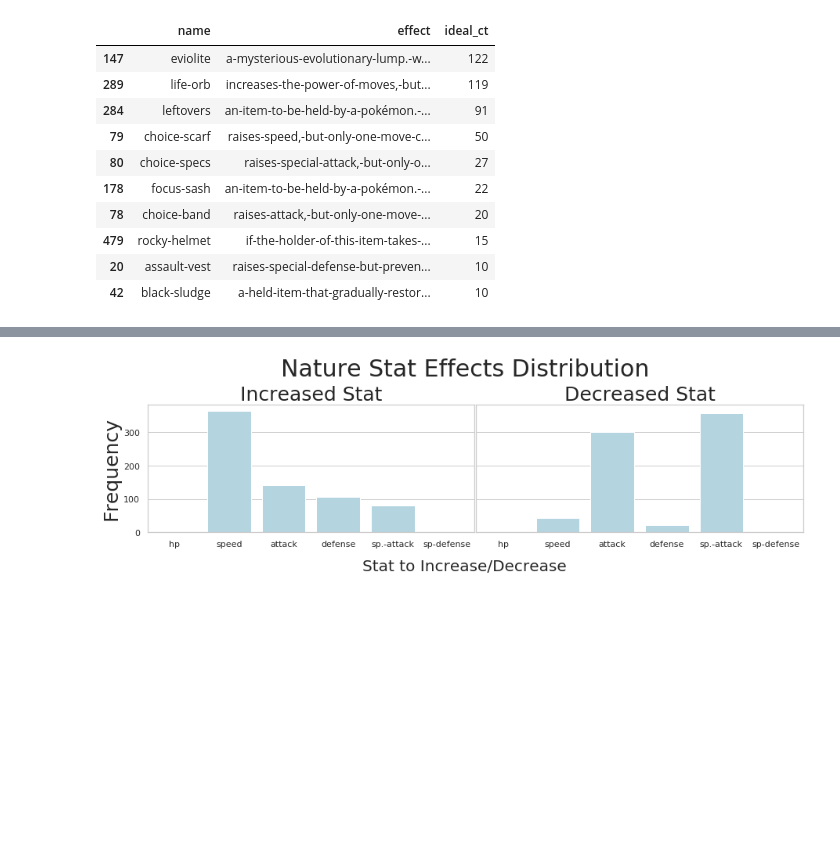
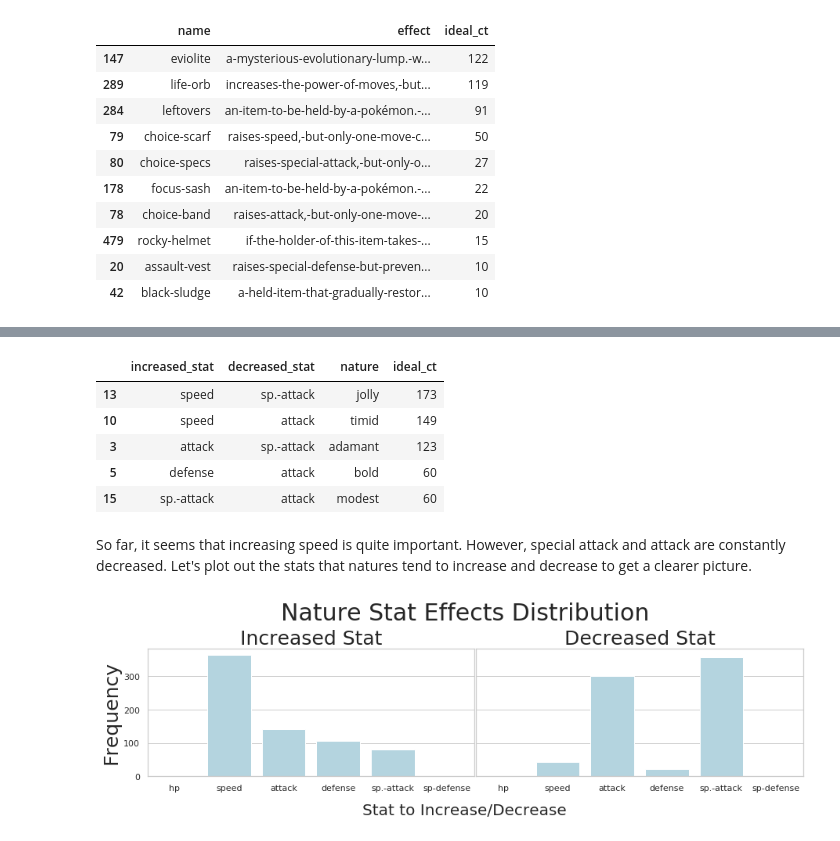
Before and after one commit to icookfood/poke-viz-2019, a Jupyter notebook: jjubilee.githubprojects.pokemonviz DRAFT.ipynb, the cells around one changed output, grey strips where cells are left out. Drawn from its saved outputs; the diff is of its cells as text; code cells hidden in the pictures; blank space fills up the shorter version.

```diff
--- a/jjubilee.githubprojects.pokemonviz DRAFT.ipynb
+++ b/jjubilee.githubprojects.pokemonviz DRAFT.ipynb
@@ -1690 +1664,20 @@ venipede
+# %%
+# Make a copy, we don't wanna change our original copy
+df_comp_natures = df_natures.copy()
+
+# Drop the irrelevants
+df_comp_natures = df_comp_natures.dropna()
+df_comp_natures = df_comp_natures[df_comp_natures['ideal_ct']!= 0]
+
+# Display sorted.
+df_comp_natures.sort_values(by = 'ideal_ct', ascending = False).head(5)
+# %% [output]
+|  | increased_stat | decreased_stat | nature | ideal_ct |
+| 13 | speed | sp.-attack | jolly | 173 |
+| 10 | speed | attack | timid | 149 |
+| 3 | attack | sp.-attack | adamant | 123 |
+| 5 | defense | attack | bold | 60 |
+| 15 | sp.-attack | attack | modest | 60 |
+# %% [markdown]
+So far, it seems that increasing speed is quite important. However, special attack and attack are constantly decreased. Let's plot out the stats that natures tend to increase and decrease to get a clearer picture.
 # %%
```
Also changed, not shown: parts of 61 cells of this notebook, 2 other files.
